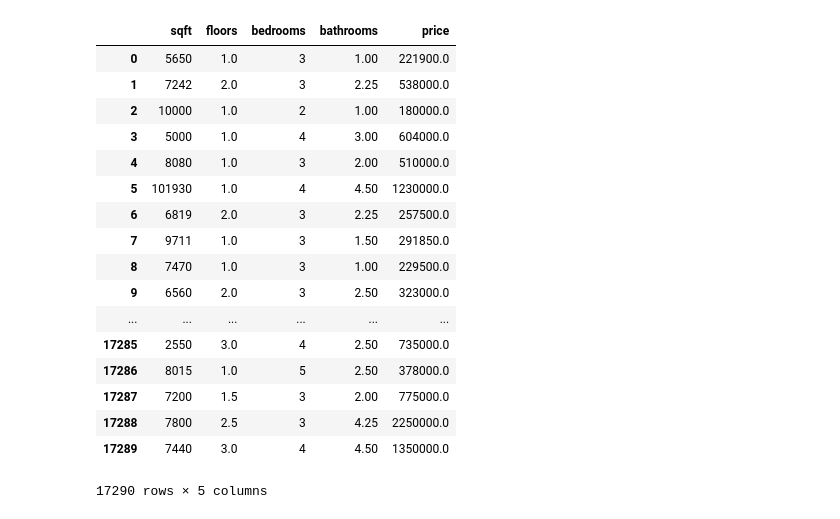
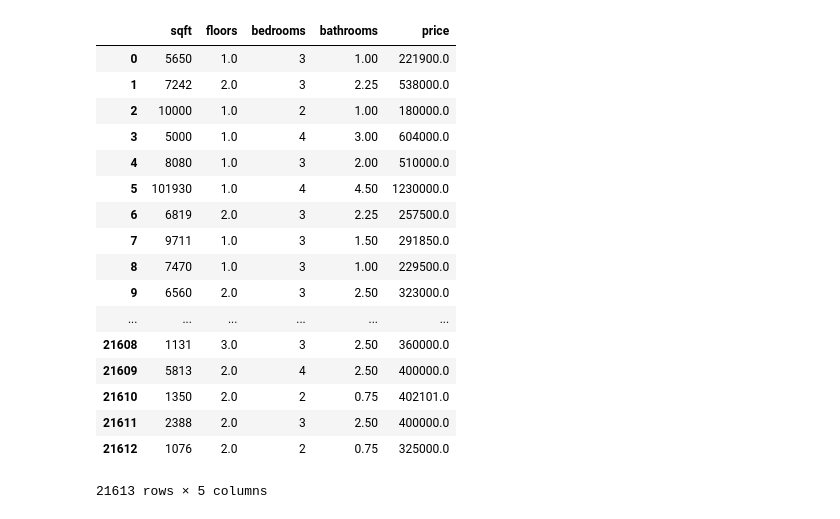
Before and after one commit to MayankB11/ML_CS60050, a Jupyter notebook: Assignment_1/1a.ipynb, the cells around one changed output. Cells and saved outputs as stored; diff of their text form; code cells hidden in the pictures.

```diff
--- a/Assignment_1/1a.ipynb
+++ b/Assignment_1/1a.ipynb
@@ -1,25 +1,25 @@
 # %%
+# importing modules and reading the data set
 import pandas as pd, numpy as np, csv
+import math
 ds = pd.read_csv('kc_house_data.csv')
-training_ds = ds[0:int(0.8*len(ds))]
-test_ds = ds[int(0.8*len(ds)):len(ds)]
-training_ds
+ds
 # %% [output]
 |  | sqft | floors | bedrooms | bathrooms | price |
 | 0 | 5650 | 1.0 | 3 | 1.00 | 221900.0 |
 | 1 | 7242 | 2.0 | 3 | 2.25 | 538000.0 |
 | 2 | 10000 | 1.0 | 2 | 1.00 | 180000.0 |
 | 3 | 5000 | 1.0 | 4 | 3.00 | 604000.0 |
 | 4 | 8080 | 1.0 | 3 | 2.00 | 510000.0 |
 | 5 | 101930 | 1.0 | 4 | 4.50 | 1230000.0 |
 | 6 | 6819 | 2.0 | 3 | 2.25 | 257500.0 |
 | 7 | 9711 | 1.0 | 3 | 1.50 | 291850.0 |
 | 8 | 7470 | 1.0 | 3 | 1.00 | 229500.0 |
 | 9 | 6560 | 2.0 | 3 | 2.50 | 323000.0 |
 | ... | ... | ... | ... | ... | ... |
-| 17285 | 2550 | 3.0 | 4 | 2.50 | 735000.0 |
-| 17286 | 8015 | 1.0 | 5 | 2.50 | 378000.0 |
-| 17287 | 7200 | 1.5 | 3 | 2.00 | 775000.0 |
-| 17288 | 7800 | 2.5 | 3 | 4.25 | 2250000.0 |
-| 17289 | 7440 | 3.0 | 4 | 4.50 | 1350000.0 |
+| 21608 | 1131 | 3.0 | 3 | 2.50 | 360000.0 |
+| 21609 | 5813 | 2.0 | 4 | 2.50 | 400000.0 |
+| 21610 | 1350 | 2.0 | 2 | 0.75 | 402101.0 |
+| 21611 | 2388 | 2.0 | 3 | 2.50 | 400000.0 |
+| 21612 | 1076 | 2.0 | 2 | 0.75 | 325000.0 |
-17290 rows × 5 columns
+21613 rows × 5 columns
```
Also changed, not shown: parts of 9 cells of this notebook, 1 other file.
